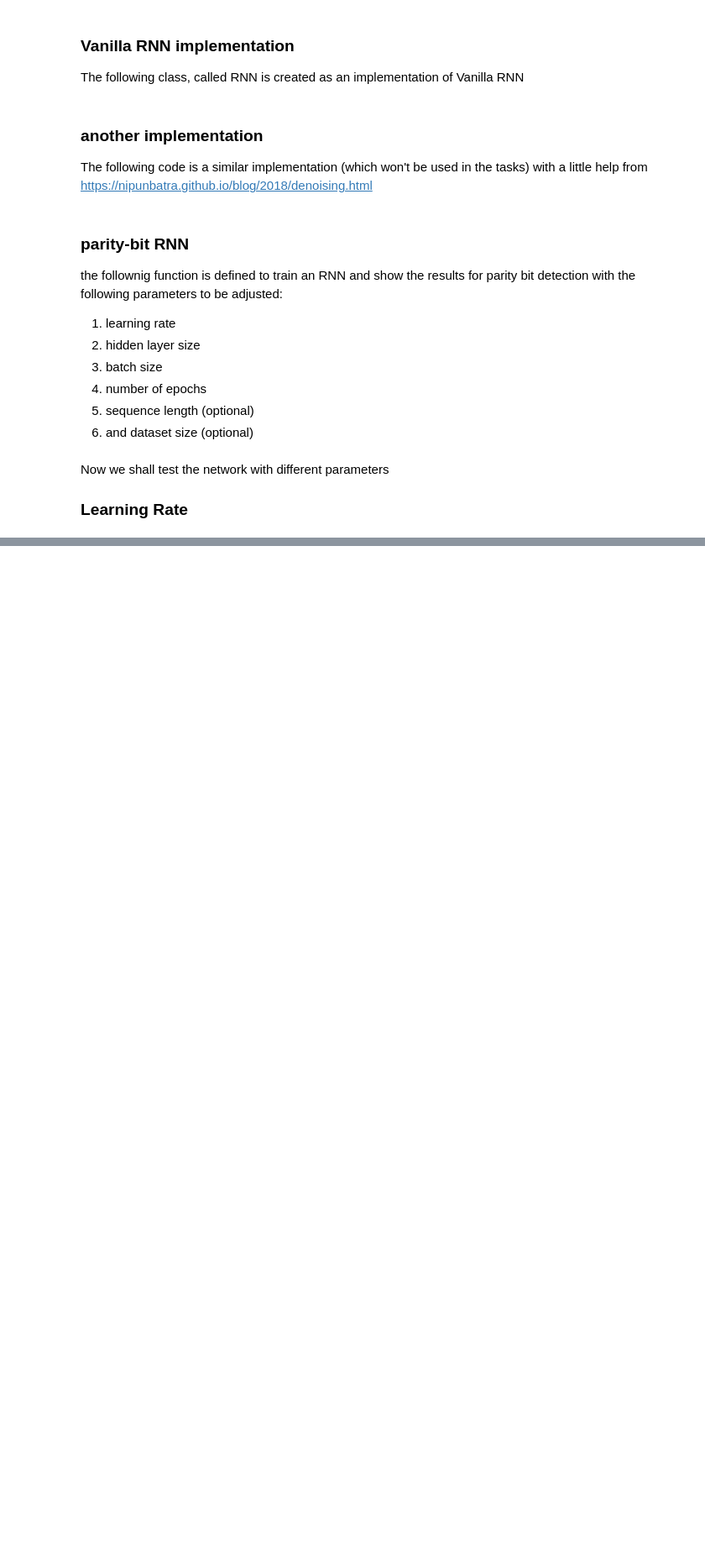
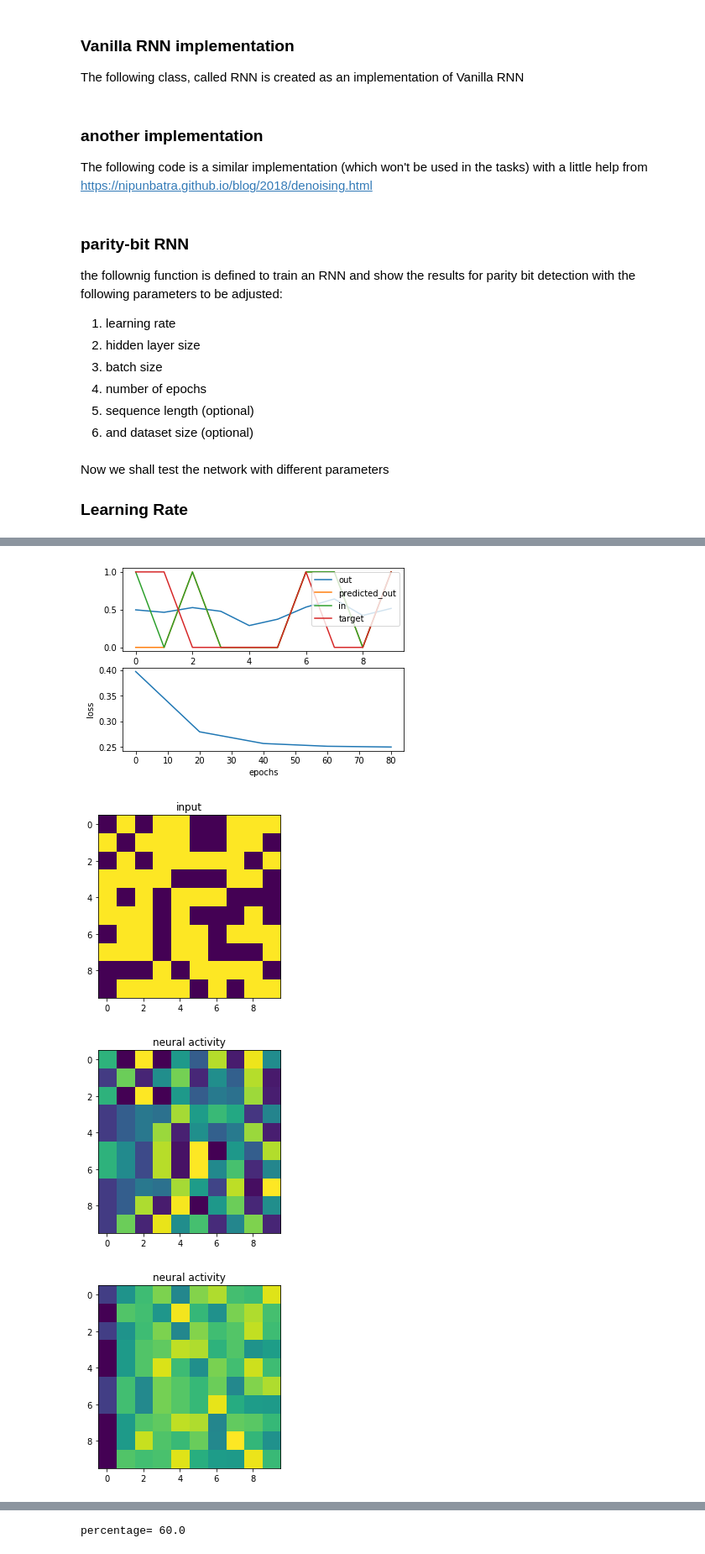
Before and after one commit to AmirAfsharrad/Neuroscience-learning-memory-cognition, a Jupyter notebook: pytorch-assignment/codes/pytorch-assignment.ipynb, the cells around one changed output, grey strips where cells are left out. Shown at 84% size. Cells and saved outputs as stored; diff of their text form; code cells hidden in the pictures; blank space fills up the shorter version.

```diff
--- a/pytorch-assignment/codes/pytorch-assignment.ipynb
+++ b/pytorch-assignment/codes/pytorch-assignment.ipynb
@@ -565,0 +330,3 @@ Text(0.5, 1.0, 'Sample num: 23')
+# %%
+parity (learning_rate=0.02, hidden_size=4, batch_size=50, number_of_epochs=100, sequence_length=10, dataset_size = 100)
+# %% [output]
@@ -565,0 +339,4 @@ Text(0.5, 1.0, 'Sample num: 23')
+[figure, added]
+[figure, added]
+[figure, added]
+[figure, added]
@@ -565,0 +345 @@ Text(0.5, 1.0, 'Sample num: 23')
+percentage= 60.0
```
Also changed, not shown: parts of 74 cells of this notebook.
